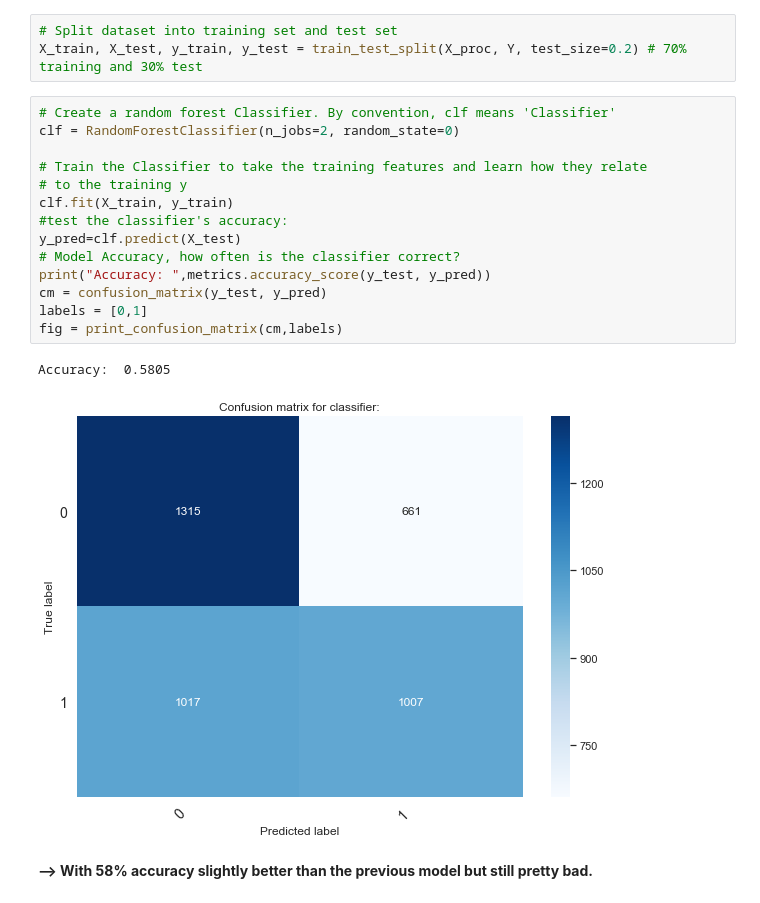
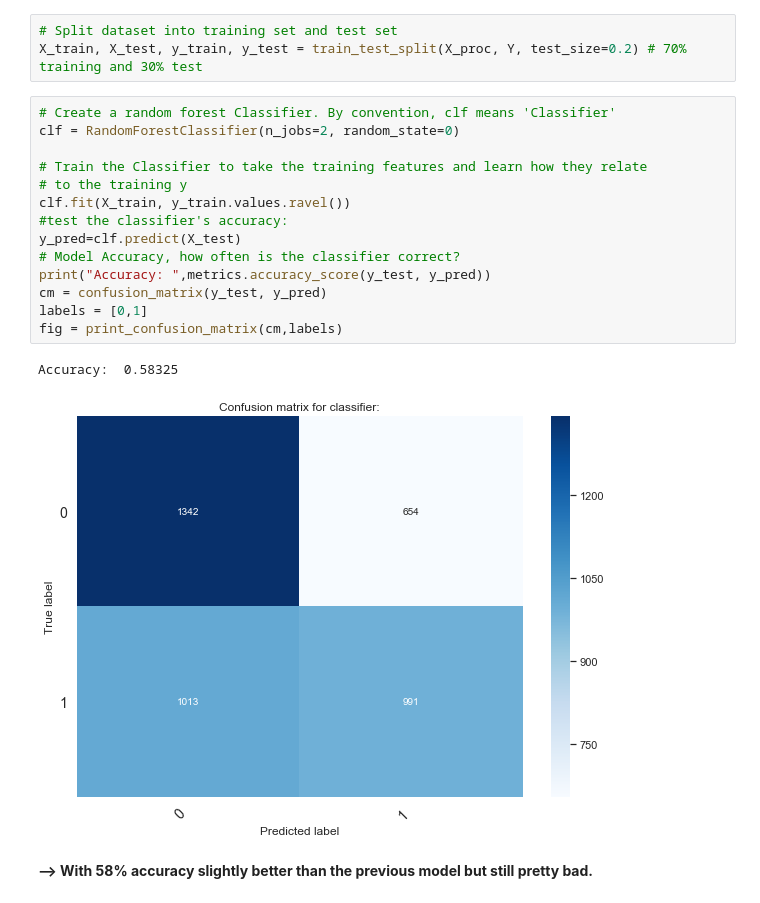
Before and after one commit to postman5498/portfolio, a Jupyter notebook: kaggle_microsoft/microsoft1.ipynb, the cells around one changed output. Drawn from its saved outputs; the diff is of its cells as text.

```diff
--- a/kaggle_microsoft/microsoft1.ipynb
+++ b/kaggle_microsoft/microsoft1.ipynb
@@ -476,20 +476,20 @@ X_train, X_test, y_train, y_test = train_test_split(X_proc, Y, test_size=0.2) #
 # %%
 # Create a random forest Classifier. By convention, clf means 'Classifier'
 clf = RandomForestClassifier(n_jobs=2, random_state=0)
 
 # Train the Classifier to take the training features and learn how they relate
 # to the training y
-clf.fit(X_train, y_train)
+clf.fit(X_train, y_train.values.ravel())
 #test the classifier's accuracy:
 y_pred=clf.predict(X_test)
 # Model Accuracy, how often is the classifier correct?
 print("Accuracy: ",metrics.accuracy_score(y_test, y_pred))
 cm = confusion_matrix(y_test, y_pred)
 labels = [0,1]
 fig = print_confusion_matrix(cm,labels)
 # %% [output]
-Accuracy:  0.5805
+Accuracy:  0.58325
-[figure, old version]
+[figure, new version]
 # %% [markdown]
 **--> With 58% accuracy slightly better than the previous model but still pretty bad.**
 # %% [markdown]
```
Also changed, not shown: parts of 8 cells of this notebook.
